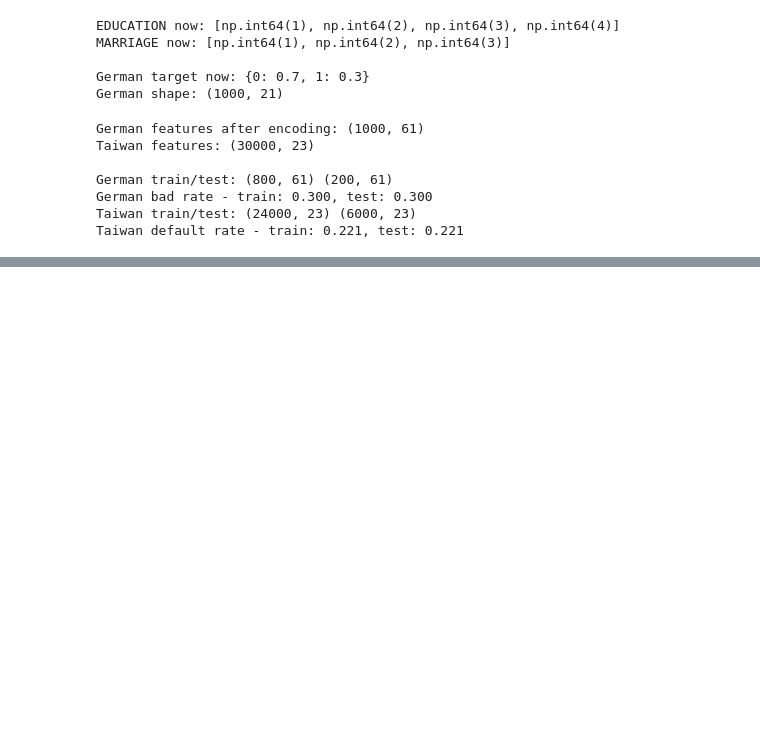
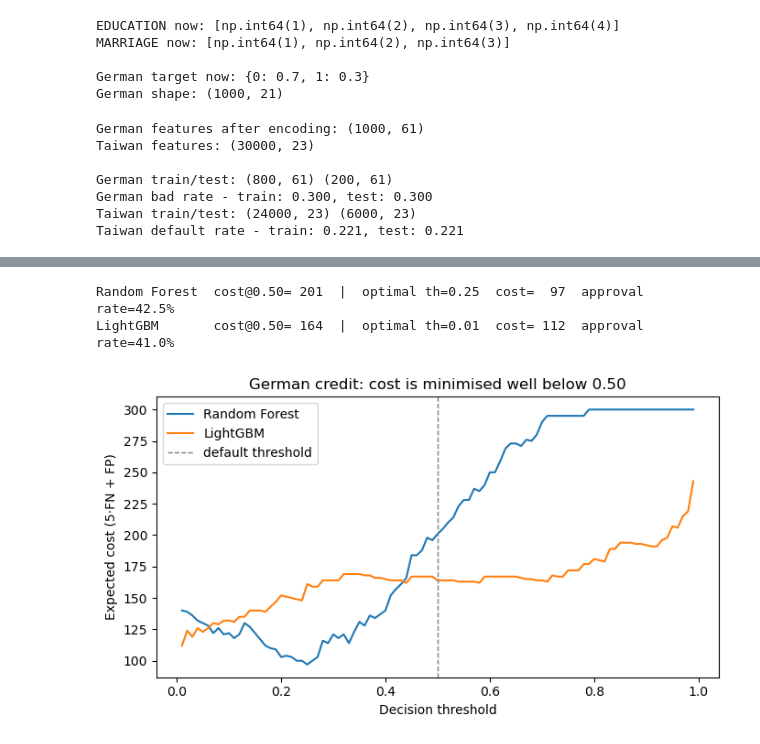
Before and after one commit to geekgamer143/case-studies-credit-risk, a Jupyter notebook: analysis.ipynb, the cells around one changed output, grey strips where cells are left out. Saved outputs shown, nothing was run; the diff lists cells and outputs as text; code cells hidden in the pictures; blank space fills up the shorter version.

Commit message:
Add threshold tuning, cost curve figure, and corrected feature importance

```diff
--- a/analysis.ipynb
+++ b/analysis.ipynb
@@ -193,3 +189,39 @@ German cost (5x FN + 1x FP):
+# %%
+import numpy as np
+
+def cost_curve(model, X_test, y_test, c_fn=5, c_fp=1):
+    """Expected cost across all thresholds. German ships a 5:1 cost matrix:
+    approving a bad customer costs 5x declining a good one."""
+    p = model.predict_proba(X_test)[:, 1]
+    rows = []
+    for th in np.arange(0.01, 1.00, 0.01):
+        tn, fp, fn, tp = confusion_matrix(y_test, (p >= th).astype(int)).ravel()
+        rows.append({'threshold': round(th, 2), 'cost': c_fn*fn + c_fp*fp,
+                     'FN': fn, 'FP': fp, 'approval_rate': (p < th).mean()})
+    return pd.DataFrame(rows)
+
+for name, model in [('Random Forest', rf_german), ('LightGBM', lgb_german)]:
+    c = cost_curve(model, Xg_test, yg_test)
+    at50 = c[c.threshold == 0.50].iloc[0]
+    best = c.loc[c.cost.idxmin()]
+    print(f"{name:14s} cost@0.50={at50.cost:>4.0f}  |  "
+          f"optimal th={best.threshold:.2f}  cost={best.cost:>4.0f}  "
+          f"approval rate={best.approval_rate:.1%}")
+# %% [output]
+Random Forest  cost@0.50= 201  |  optimal th=0.25  cost=  97  approval rate=42.5%
+LightGBM       cost@0.50= 164  |  optimal th=0.01  cost= 112  approval rate=41.0%
+# %%
+import matplotlib.pyplot as plt
+fig, ax = plt.subplots(figsize=(7, 4))
+for name, model in [('Random Forest', rf_german), ('LightGBM', lgb_german)]:
+    c = cost_curve(model, Xg_test, yg_test)
+    ax.plot(c.threshold, c.cost, label=name)
+ax.axvline(0.50, ls='--', c='grey', lw=1, label='default threshold')
+ax.set_xlabel('Decision threshold'); ax.set_ylabel('Expected cost (5·FN + FP)')
+ax.legend(); ax.set_title('German credit: cost is minimised well below 0.50')
+plt.tight_layout(); plt.show()
+# %% [output]
+[figure, added]
 # %%
 import matplotlib.pyplot as plt
 
```
Also changed, not shown: parts of 3 cells of this notebook, 1 other file.
